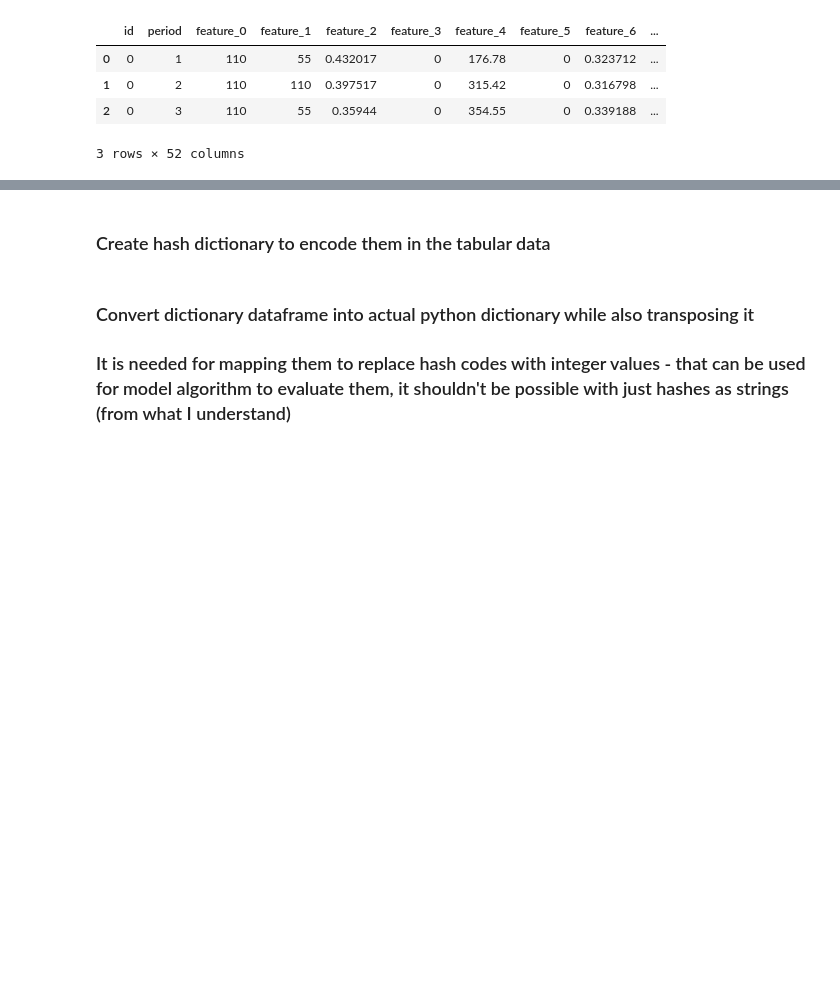
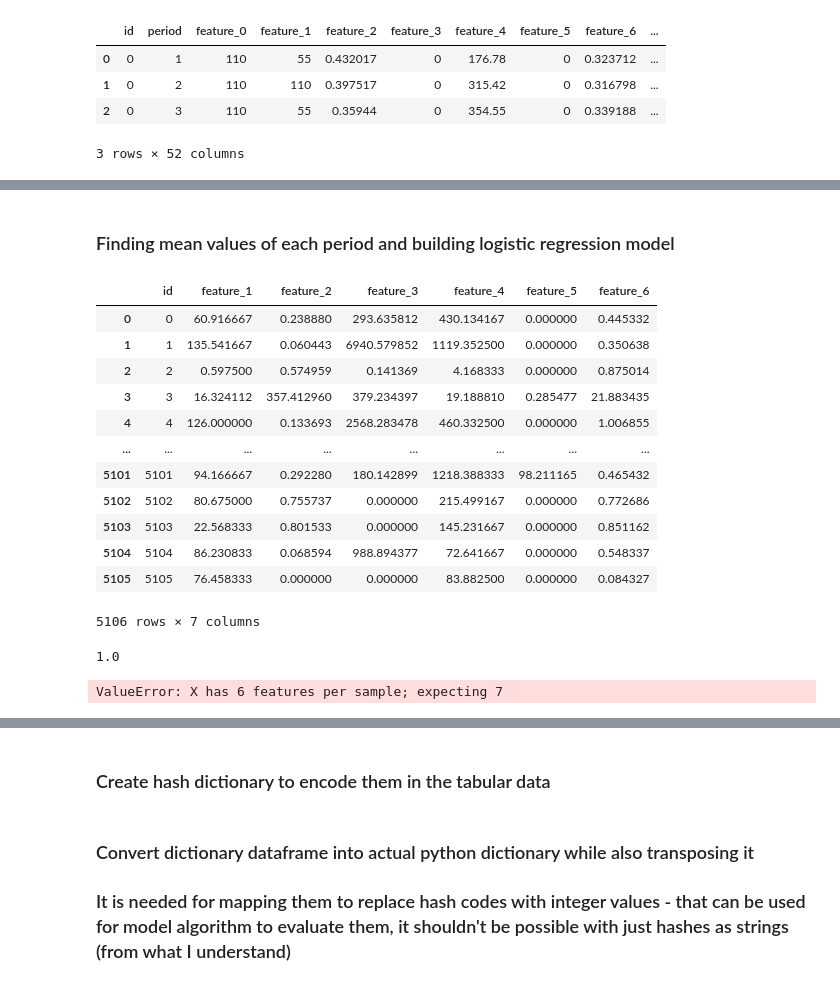
Before and after one commit to blastertec/Cellular-operator-custormer-classification, a Jupyter notebook: taras_haida_ks_task.ipynb, the cells around one changed output, grey strips where cells are left out. Saved outputs shown, nothing was run; the diff lists cells and outputs as text; code cells hidden in the pictures; blank space fills up the shorter version.

```diff
--- a/taras_haida_ks_task.ipynb
+++ b/taras_haida_ks_task.ipynb
@@ -39,0 +56,42 @@ def hashCounter():
+# %% [markdown]
+### Finding mean values of each period and building logistic regression model
+# %%
+tab_df_means = simp_tab_df.groupby([simp_tab_df['id']]).mean()
+tab_df_means.reset_index(level=0, inplace=True)
+# fill NA again to make the concept work
+# (or not)
+# tabular_df_means = tabular_df_means.fillna(axis='columns', method='bfill')
+tab_df_means
+# %% [output]
+|  | id | feature_1 | feature_2 | feature_3 | feature_4 | feature_5 | feature_6 |
+| 0 | 0 | 60.916667 | 0.238880 | 293.635812 | 430.134167 | 0.000000 | 0.445332 |
+| 1 | 1 | 135.541667 | 0.060443 | 6940.579852 | 1119.352500 | 0.000000 | 0.350638 |
+| 2 | 2 | 0.597500 | 0.574959 | 0.141369 | 4.168333 | 0.000000 | 0.875014 |
+| 3 | 3 | 16.324112 | 357.412960 | 379.234397 | 19.188810 | 0.285477 | 21.883435 |
+| 4 | 4 | 126.000000 | 0.133693 | 2568.283478 | 460.332500 | 0.000000 | 1.006855 |
+| ... | ... | ... | ... | ... | ... | ... | ... |
+| 5101 | 5101 | 94.166667 | 0.292280 | 180.142899 | 1218.388333 | 98.211165 | 0.465432 |
+| 5102 | 5102 | 80.675000 | 0.755737 | 0.000000 | 215.499167 | 0.000000 | 0.772686 |
+| 5103 | 5103 | 22.568333 | 0.801533 | 0.000000 | 145.231667 | 0.000000 | 0.851162 |
+| 5104 | 5104 | 86.230833 | 0.068594 | 988.894377 | 72.641667 | 0.000000 | 0.548337 |
+| 5105 | 5105 | 76.458333 | 0.000000 | 0.000000 | 83.882500 | 0.000000 | 0.084327 |
+5106 rows × 7 columns
+# %%
+df_train = pd.merge(tab_df_means, train_df, on='id')
+y = df_train['target']
+X = df_train.drop(['id'], axis=1).fillna(method='bfill')
+
+model = LogisticRegression(random_state=0, solver='newton-cg', multi_class='multinomial').fit(X, y)
+model.score(X, y)
+# %% [output]
+1.0
+# %%
+pred_df = pd.merge(tab_df_means, test_df, on='id')
+
+X_pred = pred_df.drop(['id', 'score'], axis=1).fillna(method='bfill')
+
+res = model.predict_proba(X_pred)[:,1]
+res.round(6)
+test_df.SCORE = res.round(6)
+# %% [output]
+ValueError: X has 6 features per sample; expecting 7
```
Also changed, not shown: parts of 9 cells of this notebook, 10 other files.
